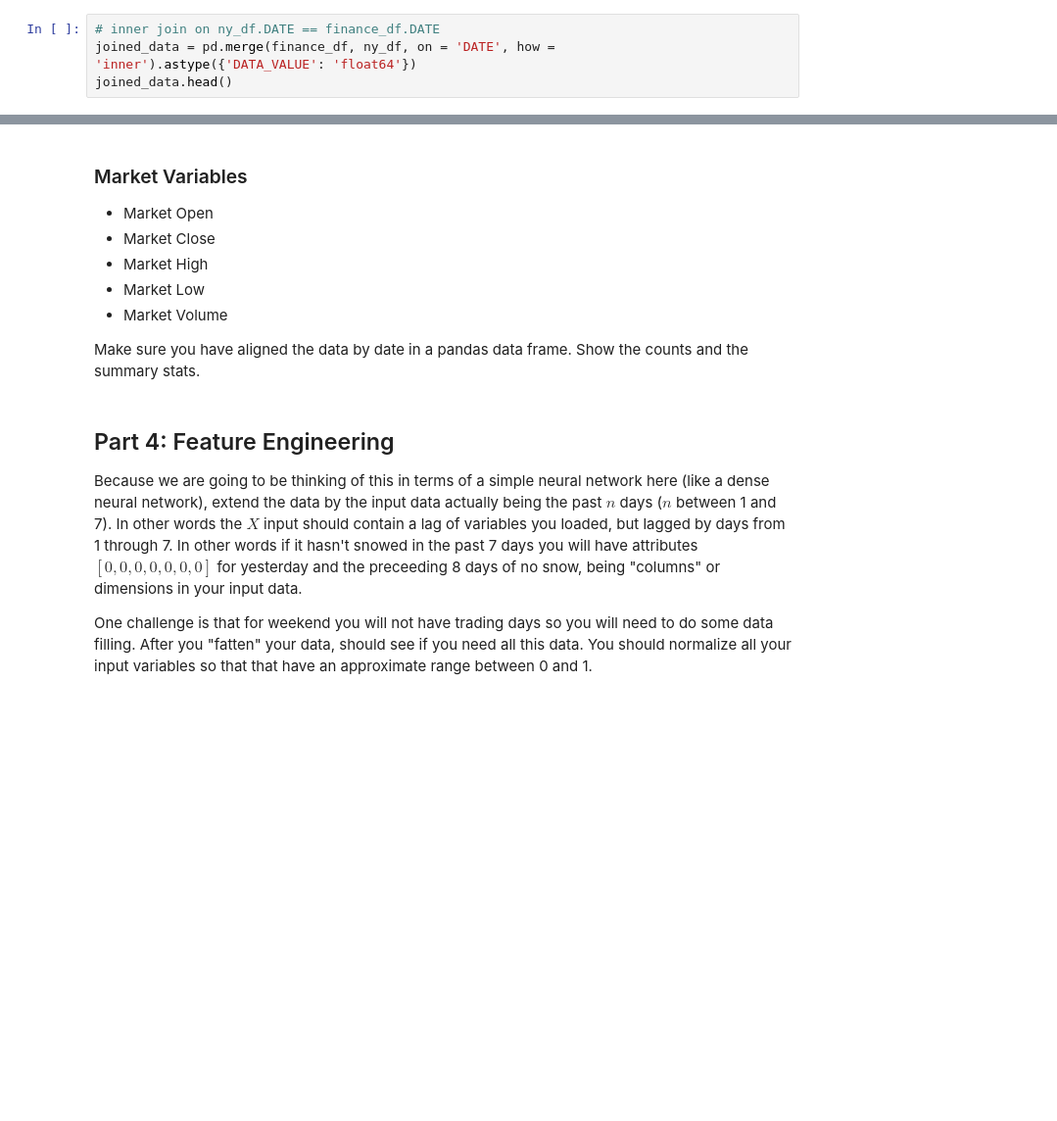
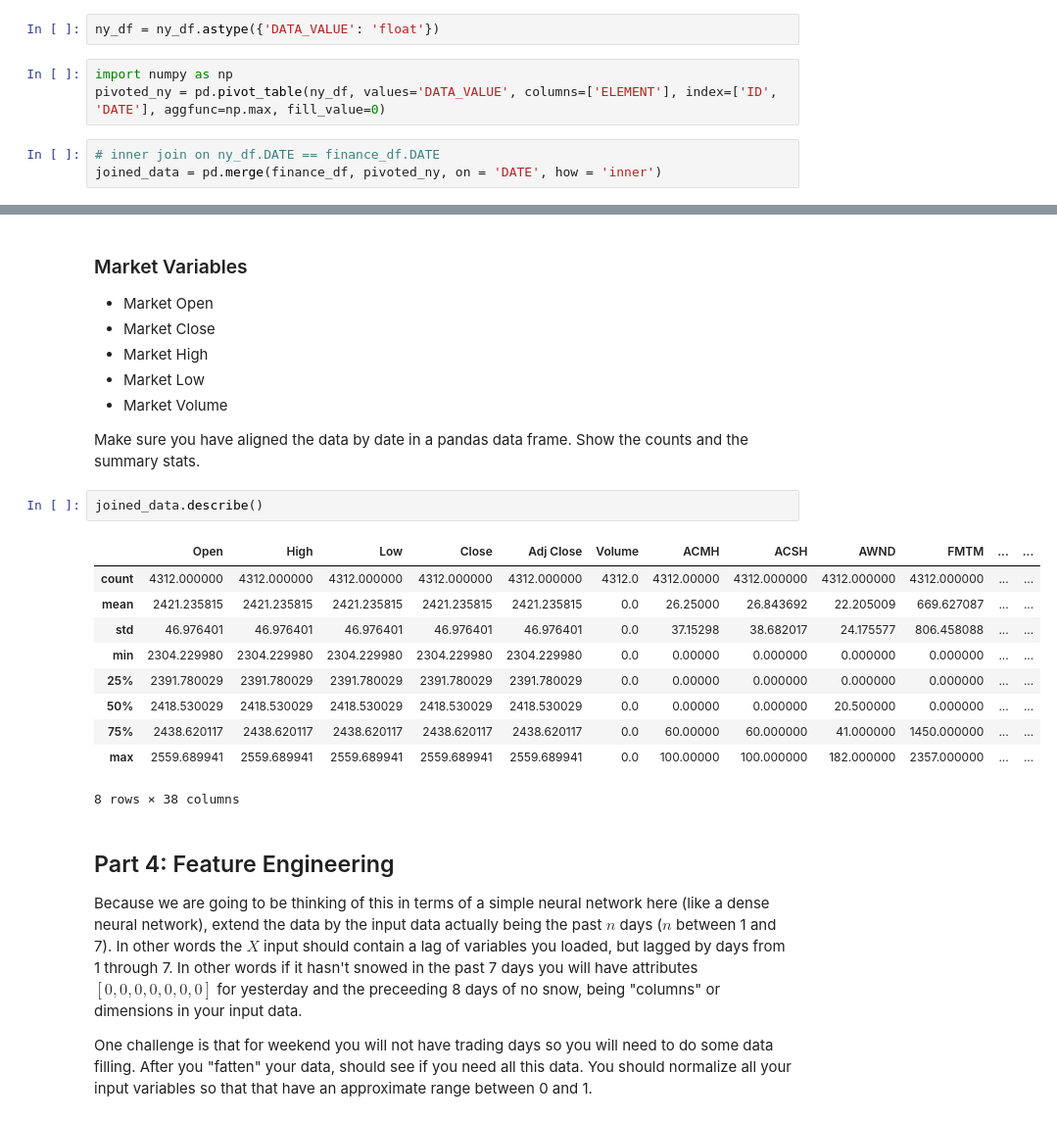
Before and after one commit to tduffy000/deep-learning-spring-20, a Jupyter notebook: hw2/tduffy000_hw2_problem5.ipynb, the cells around one changed output, grey strips where cells are left out. Shown at 98% size. Saved outputs shown, nothing was run; the diff lists cells and outputs as text; blank space fills up the shorter version.

Commit message:
fix data join part of hw2 p5

```diff
--- a/hw2/tduffy000_hw2_problem5.ipynb
+++ b/hw2/tduffy000_hw2_problem5.ipynb
@@ -181,4 +161,8 @@ dtype: object
+# %%
+ny_df = ny_df.astype({'DATA_VALUE': 'float'})
+# %%
+import numpy as np
+pivoted_ny = pd.pivot_table(ny_df, values='DATA_VALUE', columns=['ELEMENT'], index=['ID', 'DATE'], aggfunc=np.max, fill_value=0)
 # %%
 # inner join on ny_df.DATE == finance_df.DATE
-joined_data = pd.merge(finance_df, ny_df, on = 'DATE', how = 'inner').astype({'DATA_VALUE': 'float64'})
-joined_data.head()
+joined_data = pd.merge(finance_df, pivoted_ny, on = 'DATE', how = 'inner')
@@ -255,6 +218,19 @@ Pull out and encode the various variables listed below and set up these varaible
 
 
 Make sure you have aligned the data by date in a pandas data frame. Show the counts and the summary stats.
+# %%
+joined_data.describe()
+# %% [output]
+|  | Open | High | Low | Close | Adj Close | Volume | ACMH | ACSH | AWND | FMTM | ... | ... |
+| count | 4312.000000 | 4312.000000 | 4312.000000 | 4312.000000 | 4312.000000 | 4312.0 | 4312.00000 | 4312.000000 | 4312.000000 | 4312.000000 | ... | ... |
+| mean | 2421.235815 | 2421.235815 | 2421.235815 | 2421.235815 | 2421.235815 | 0.0 | 26.25000 | 26.843692 | 22.205009 | 669.627087 | ... | ... |
+| std | 46.976401 | 46.976401 | 46.976401 | 46.976401 | 46.976401 | 0.0 | 37.15298 | 38.682017 | 24.175577 | 806.458088 | ... | ... |
+| min | 2304.229980 | 2304.229980 | 2304.229980 | 2304.229980 | 2304.229980 | 0.0 | 0.00000 | 0.000000 | 0.000000 | 0.000000 | ... | ... |
+| 25% | 2391.780029 | 2391.780029 | 2391.780029 | 2391.780029 | 2391.780029 | 0.0 | 0.00000 | 0.000000 | 0.000000 | 0.000000 | ... | ... |
+| 50% | 2418.530029 | 2418.530029 | 2418.530029 | 2418.530029 | 2418.530029 | 0.0 | 0.00000 | 0.000000 | 20.500000 | 0.000000 | ... | ... |
+| 75% | 2438.620117 | 2438.620117 | 2438.620117 | 2438.620117 | 2438.620117 | 0.0 | 60.00000 | 60.000000 | 41.000000 | 1450.000000 | ... | ... |
+| max | 2559.689941 | 2559.689941 | 2559.689941 | 2559.689941 | 2559.689941 | 0.0 | 100.00000 | 100.000000 | 182.000000 | 2357.000000 | ... | ... |
+8 rows × 38 columns
 # %% [markdown]
 ## Part 4: Feature Engineering
 
```
Also changed, not shown: parts of 6 cells of this notebook.
